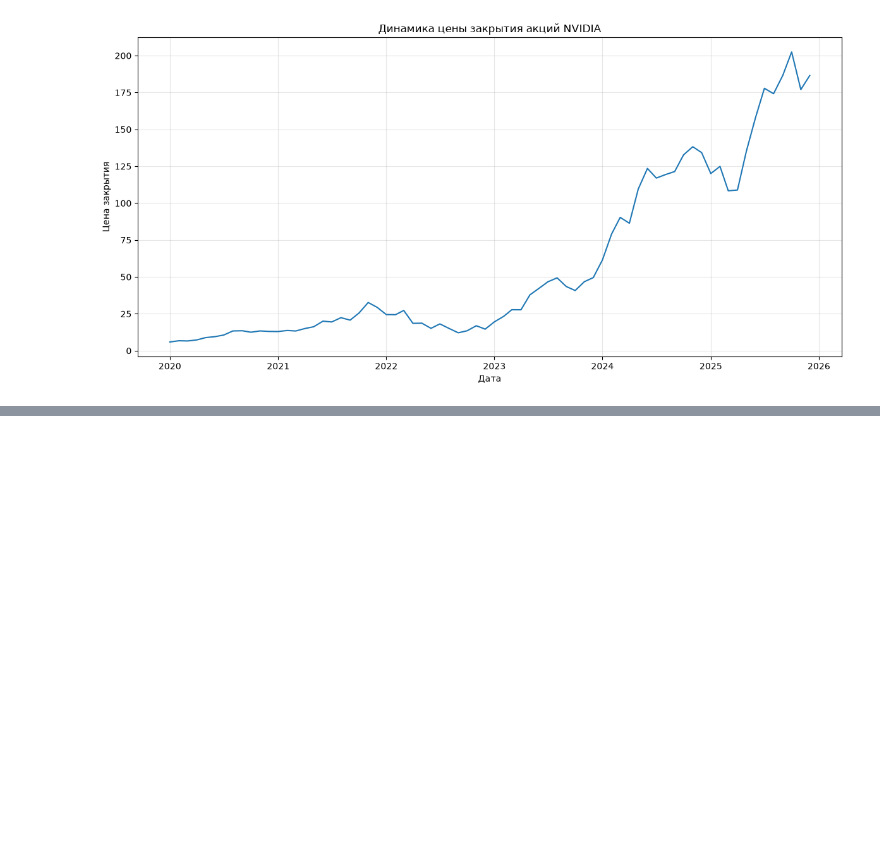
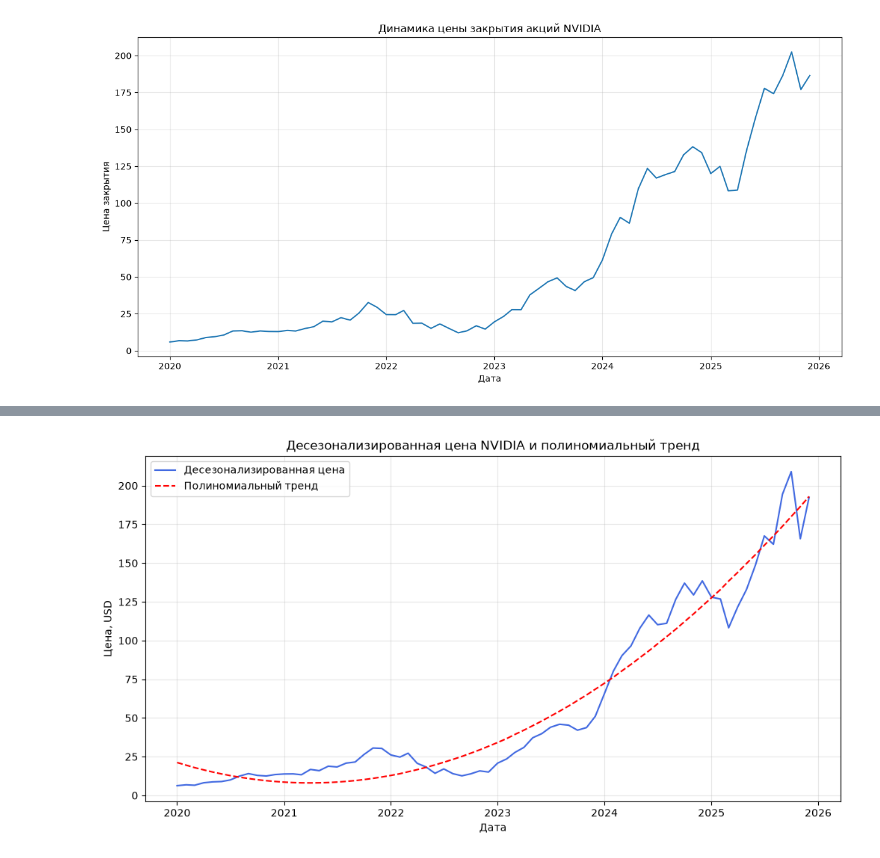
Before and after one commit to BogdanDelektorskiy/hse_minor_quantitative_finance, a Jupyter notebook: practical_work_1/time_series_analysis.ipynb, the cells around one changed output, grey strips where cells are left out. Cells and saved outputs as stored; diff of their text form; code cells hidden in the pictures; blank space fills up the shorter version.

```diff
--- a/practical_work_1/time_series_analysis.ipynb
+++ b/practical_work_1/time_series_analysis.ipynb
@@ -233,0 +1092,36 @@ nbformat: 5.11.1
+# %%
+# Создаём область для графика шириной 12 и высотой 6 дюймов
+plt.figure(figsize=(12, 6))
+
+# Строим линию десезонализированной цены
+plt.plot(
+    deseasonalized_data.index,
+    deseasonalized_data["Десезонализированная цена, USD"],
+    label="Десезонализированная цена",
+    color="royalblue"
+)
+
+# Строим линию полиномиального тренда
+plt.plot(
+    deseasonalized_data.index,
+    deseasonalized_data["Трендовое значение, USD"],
+    label="Полиномиальный тренд",
+    color="red",
+    linestyle="--"
+)
+
+# Добавляем заголовок и подписи осей
+plt.title("Десезонализированная цена NVIDIA и полиномиальный тренд")
+plt.xlabel("Дата")
+plt.ylabel("Цена, USD")
+
+# Добавляем легенду с названиями линий
+plt.legend()
+
+# Добавляем сетку для удобства сравнения значений
+plt.grid(alpha=0.3)
+
+# Показываем график
+plt.show()
+# %% [output]
+[figure, added]
```
Also changed, not shown: parts of 92 cells of this notebook.
